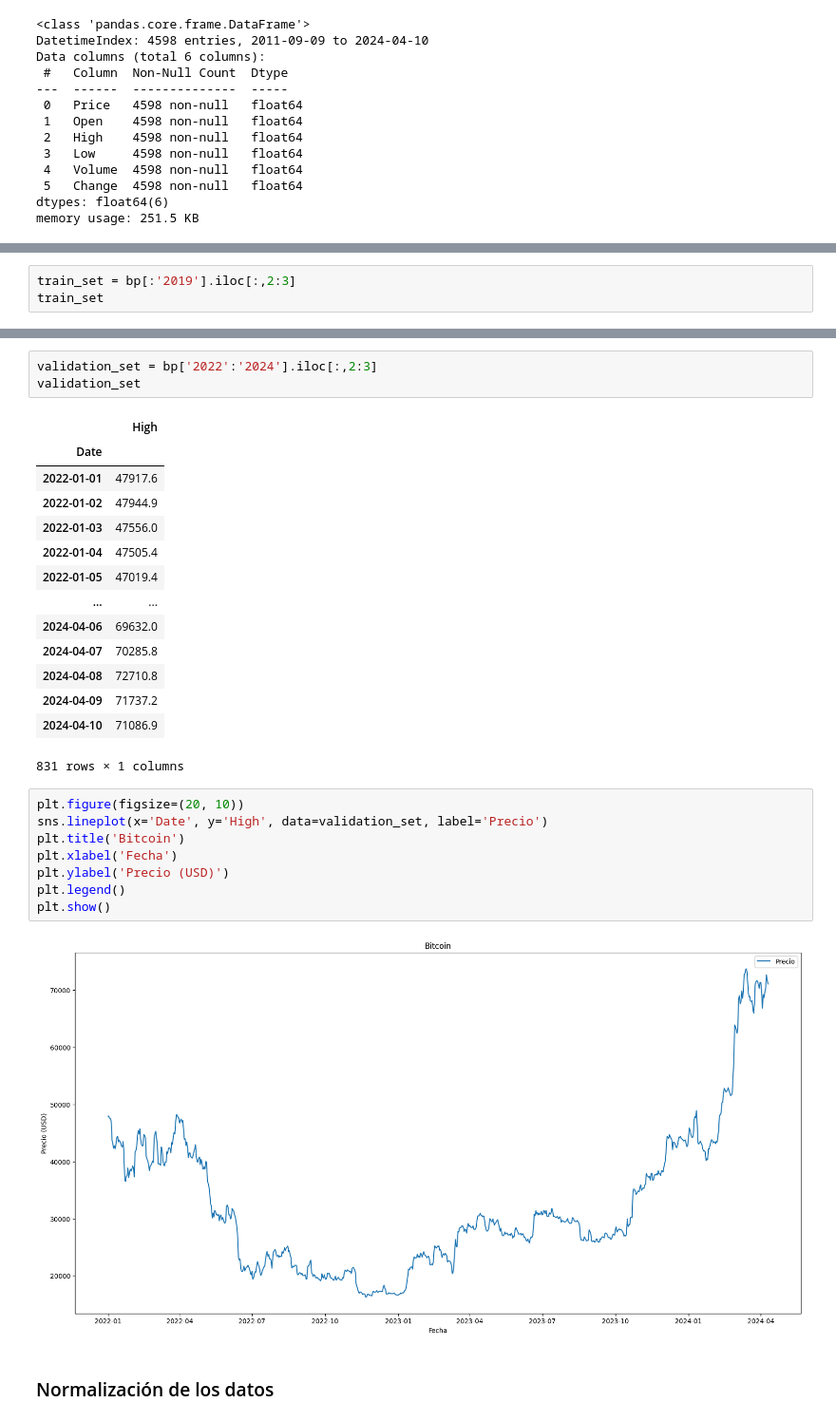
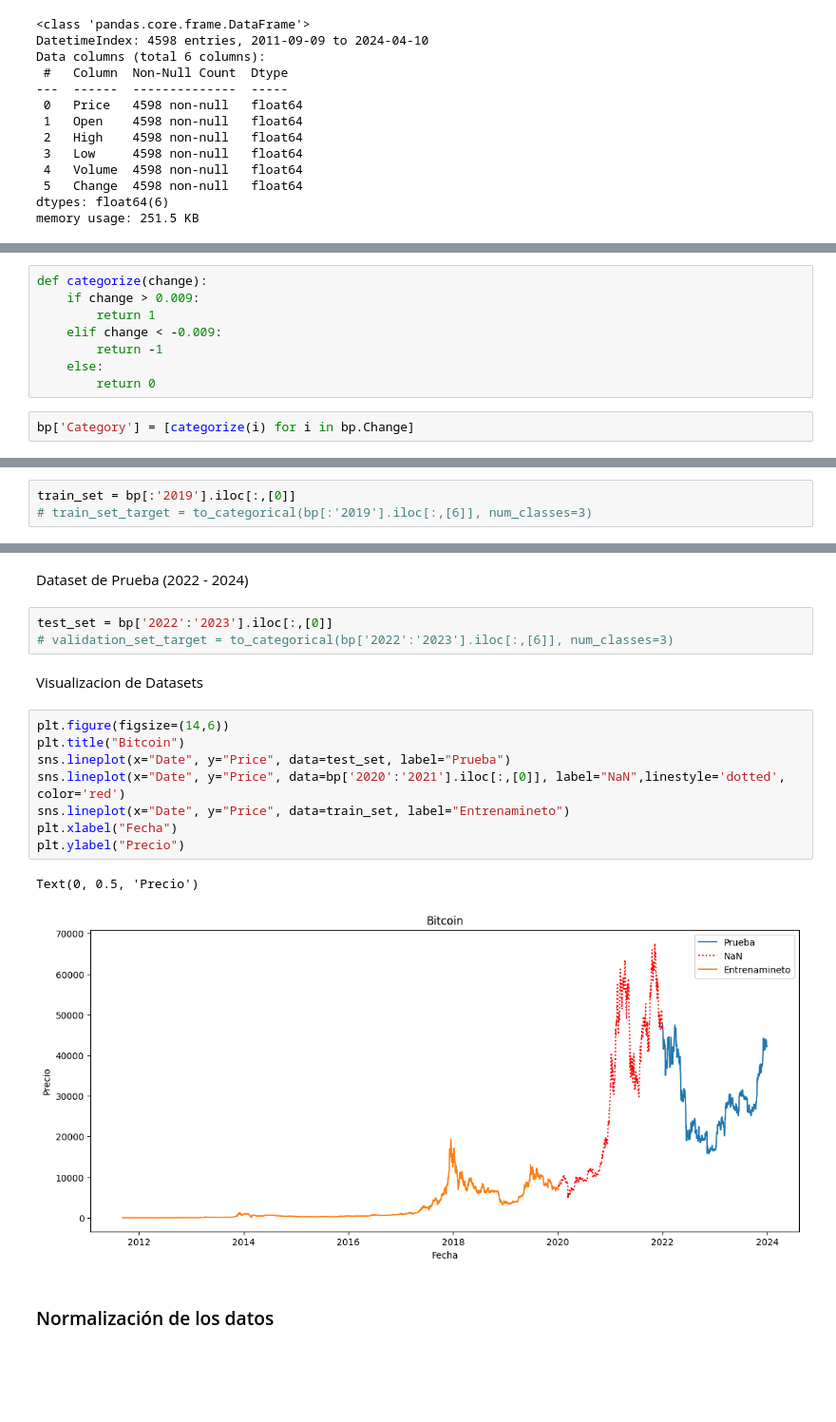
Before and after one commit to 3lC0ri4E/TrabajoTerminalB128, a Jupyter notebook: CryptoPredictModel/TechnicalAnalysisRNN.ipynb, the cells around one changed output, grey strips where cells are left out. Shown at 95% size. Cells and saved outputs as stored; diff of their text form; blank space fills up the shorter version.

```diff
--- a/CryptoPredictModel/TechnicalAnalysisRNN.ipynb
+++ b/CryptoPredictModel/TechnicalAnalysisRNN.ipynb
@@ -46,0 +52,10 @@ bp.head()
+# %%
+def categorize(change):
+    if change > 0.009:
+        return 1
+    elif change < -0.009:
+        return -1
+    else:
+        return 0
+# %%
+bp['Category'] = [categorize(i) for i in bp.Change]
@@ -59,3 +84,3 @@ dtype: int64
 # %%
-train_set = bp[:'2019'].iloc[:,2:3]
-train_set
+train_set = bp[:'2019'].iloc[:,[0]]
+# train_set_target = to_categorical(bp[:'2019'].iloc[:,[6]], num_classes=3)
@@ -87,31 +87,21 @@ plt.show()
+# %% [markdown]
+Dataset de Prueba (2022 - 2024)
 # %%
-validation_set = bp['2022':'2024'].iloc[:,2:3]
-validation_set
+test_set = bp['2022':'2023'].iloc[:,[0]]
+# validation_set_target = to_categorical(bp['2022':'2023'].iloc[:,[6]], num_classes=3)
-# %% [output]
-|  | High |
-| Date |  |
-| 2022-01-01 | 47917.6 |
-| 2022-01-02 | 47944.9 |
-| 2022-01-03 | 47556.0 |
-| 2022-01-04 | 47505.4 |
-| 2022-01-05 | 47019.4 |
-| ... | ... |
-| 2024-04-06 | 69632.0 |
-| 2024-04-07 | 70285.8 |
-| 2024-04-08 | 72710.8 |
-| 2024-04-09 | 71737.2 |
-| 2024-04-10 | 71086.9 |
-831 rows × 1 columns
+# %% [markdown]
+Visualizacion de Datasets
 # %%
-plt.figure(figsize=(20, 10))
-sns.lineplot(x='Date', y='High', data=validation_set, label='Precio')
-plt.title('Bitcoin')
-plt.xlabel('Fecha')
-plt.ylabel('Precio (USD)')
-plt.legend()
-plt.show()
+plt.figure(figsize=(14,6))
+plt.title("Bitcoin")
+sns.lineplot(x="Date", y="Price", data=test_set, label="Prueba")
+sns.lineplot(x="Date", y="Price", data=bp['2020':'2021'].iloc[:,[0]], label="NaN",linestyle='dotted', color='red')
+sns.lineplot(x="Date", y="Price", data=train_set, label="Entrenamineto")
+plt.xlabel("Fecha")
+plt.ylabel("Precio")
 # %% [output]
+Text(0, 0.5, 'Precio')
-[figure, old version]
+[figure, new version]
 # %% [markdown]
 ### Normalización de los datos
 # %%
```
Also changed, not shown: parts of 22 cells of this notebook.
